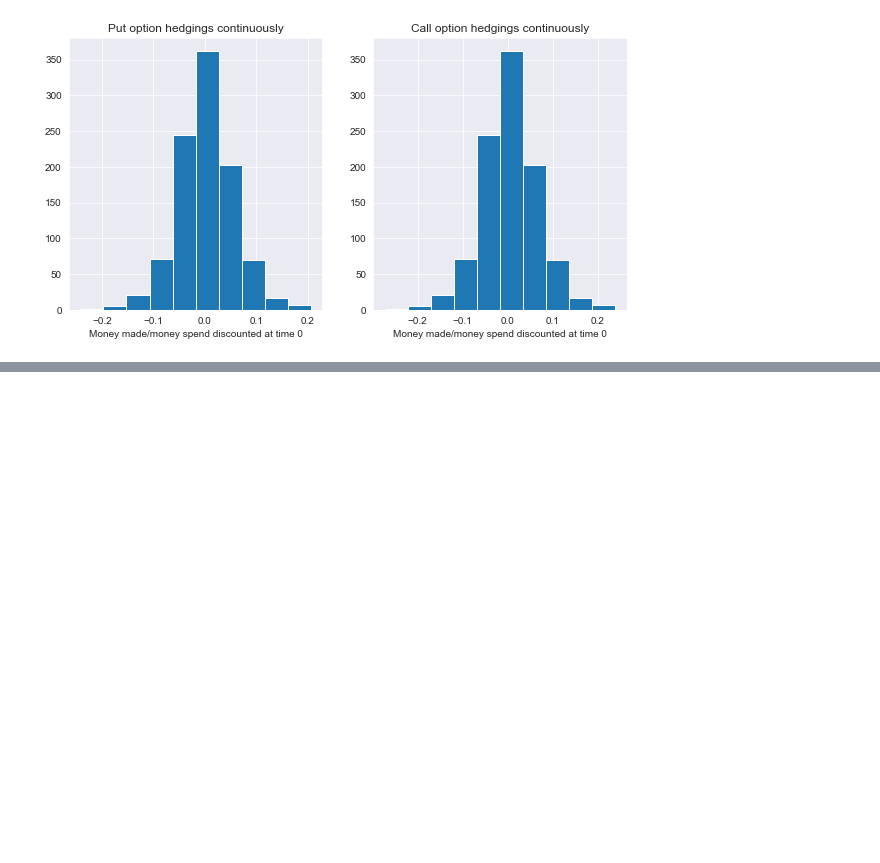
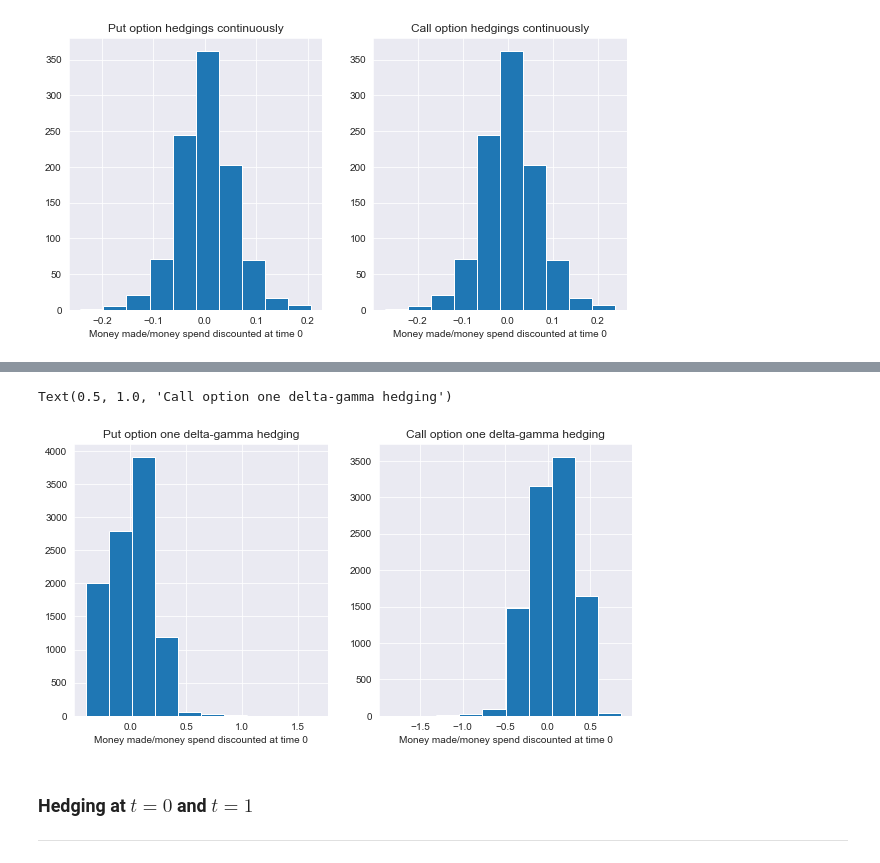
Before and after one commit to martyna-B/Computational_finance, a Jupyter notebook: List 1/List 1.ipynb, the cells around one changed output, grey strips where cells are left out. Cells and saved outputs as stored; diff of their text form; code cells hidden in the pictures; blank space fills up the shorter version.

Commit message:
Delta-gamma hedge added (for 1 and two hedgings)

```diff
--- a/List 1/List 1.ipynb
+++ b/List 1/List 1.ipynb
@@ -257,0 +263,46 @@ Text(0.5, 1.0, 'Call option hedgings continuously')
+# %%
+#one hedging
+
+K = 110
+K_call = 120
+K_put = 100
+
+r = 0.04
+
+value_put_one_hedge_dg = np.zeros(10000)
+value_call_one_hedge_dg = np.zeros(10000)
+
+for mcs in np.arange(10000):
+
+    gbm = GBM(0.2, 0.04, 100)
+
+    option_market_put = Option(K, gbm, "put")
+    option_market_1_gamma = Option(K_call, gbm, "call")
+
+    N_call = -option_market_put.gamma()/option_market_1_gamma.gamma() #gamma_total = gamma_put + N*gamma_call = 0
+    delta_0 = option_market_put.delta() + N_call*option_market_1_gamma.delta()
+
+    value_put_one_hedge_dg[mcs] = np.exp(-option_market_put.r*gbm.T)*(((option_market_put.price_option() - delta_0*gbm.trajectory[0] + N_call*option_market_1_gamma.price_option())*np.exp(option_market_put.r*gbm.T) + delta_0*gbm.trajectory[-1] - option_market_put.payoff() - N_call*option_market_1_gamma.payoff())/option_market_put.price_option())
+
+    option_market_call = Option(K, gbm, "call")
+    option_market_2_gamma = Option(K_put, gbm, "put")
+
+    N_put = -option_market_call.gamma()/option_market_2_gamma.gamma()
+    delta_0 = option_market_call.delta() + N_call*option_market_2_gamma.delta()
+
+    value_call_one_hedge_dg[mcs] = np.exp(-option_market_call.r*gbm.T)*(((option_market_call.price_option() - delta_0*gbm.trajectory[0] + N_call*option_market_2_gamma.price_option())*np.exp(option_market_call.r*gbm.T) + delta_0*gbm.trajectory[-1] - option_market_call.payoff() - N_put*option_market_2_gamma.payoff())/option_market_call.price_option())
+# %%
+fig, (ax1, ax2) = plt.subplots(1, 2, figsize=(10,5))
+ax1.hist(value_put_one_hedge_dg)
+ax1.set_xlabel("Money made/money spend discounted at time 0")
+ax1.set_title("Put option one delta-gamma hedging")
+
+ax2.hist(value_call_one_hedge_dg)
+ax2.set_xlabel("Money made/money spend discounted at time 0")
+ax2.set_title("Call option one delta-gamma hedging")
+# %% [output]
+Text(0.5, 1.0, 'Call option one delta-gamma hedging')
+[figure, added]
+# %% [markdown]
+### Hedging at $t=0$ and $t=1$
+___________________
```
Also changed, not shown: parts of 7 cells of this notebook.
